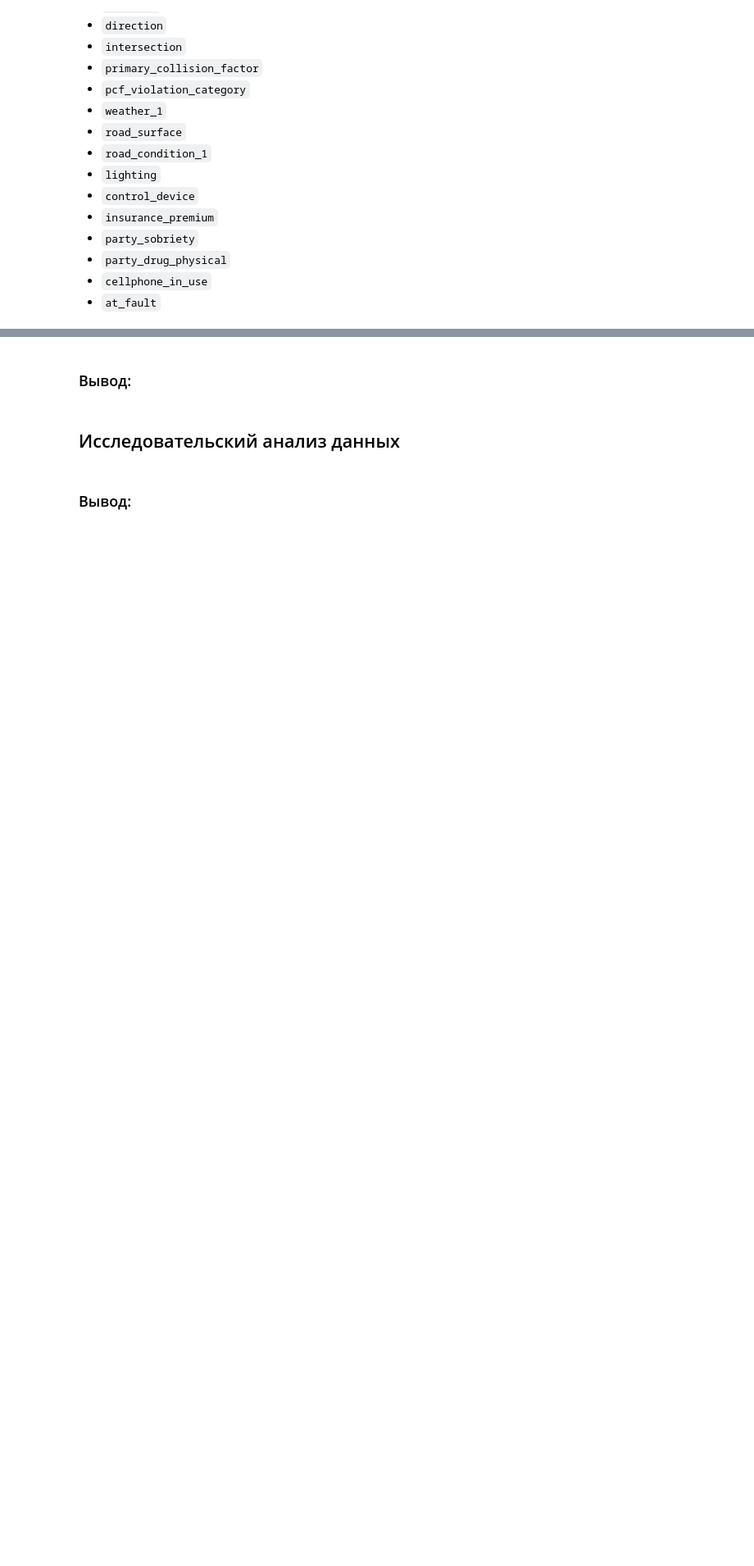
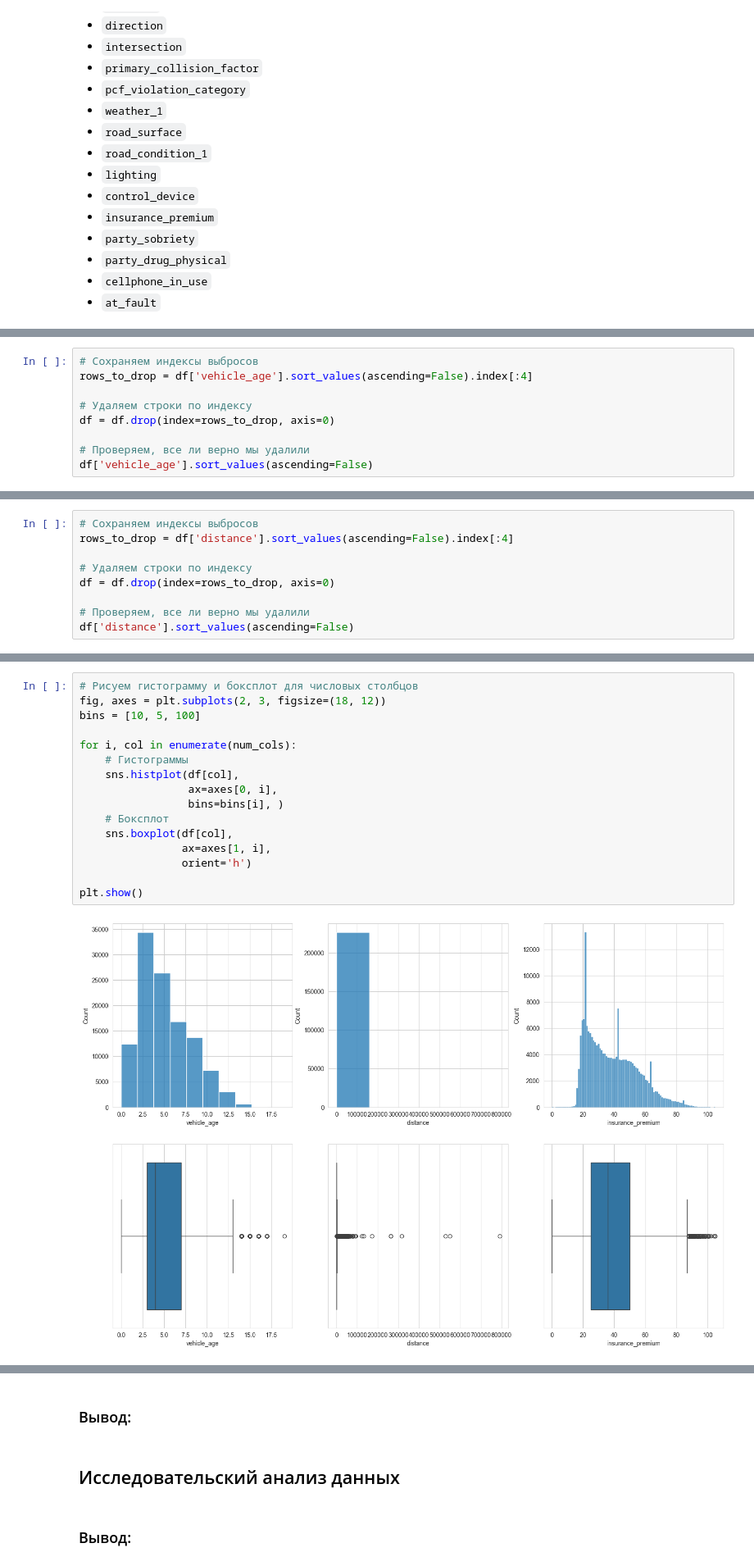
Before and after one commit to Moncervers/car_accident_prediction, a Jupyter notebook: project_notebook.ipynb, the cells around one changed output, grey strips where cells are left out. Shown at 82% size. Saved outputs shown, nothing was run; the diff lists cells and outputs as text; blank space fills up the shorter version.

```diff
--- a/project_notebook.ipynb
+++ b/project_notebook.ipynb
@@ -440,0 +535,9 @@ memory usage: 24.2+ MB
+# %%
+# Сохраняем индексы выбросов
+rows_to_drop = df['vehicle_age'].sort_values(ascending=False).index[:4]
+
+# Удаляем строки по индексу
+df = df.drop(index=rows_to_drop, axis=0)
+
+# Проверяем, все ли верно мы удалили
+df['vehicle_age'].sort_values(ascending=False)
@@ -440,0 +573,9 @@ memory usage: 24.2+ MB
+# %%
+# Сохраняем индексы выбросов
+rows_to_drop = df['distance'].sort_values(ascending=False).index[:4]
+
+# Удаляем строки по индексу
+df = df.drop(index=rows_to_drop, axis=0)
+
+# Проверяем, все ли верно мы удалили
+df['distance'].sort_values(ascending=False)
@@ -440,0 +595,18 @@ memory usage: 24.2+ MB
+# %%
+# Рисуем гистограмму и боксплот для числовых столбцов
+fig, axes = plt.subplots(2, 3, figsize=(18, 12))
+bins = [10, 5, 100]
+
+for i, col in enumerate(num_cols):
+    # Гистограммы
+    sns.histplot(df[col],
+                 ax=axes[0, i],
+                 bins=bins[i], )
+    # Боксплот
+    sns.boxplot(df[col],
+                ax=axes[1, i],
+                orient='h')
+
+plt.show()
+# %% [output]
+[figure, added]
```
Also changed, not shown: parts of 22 cells of this notebook.
